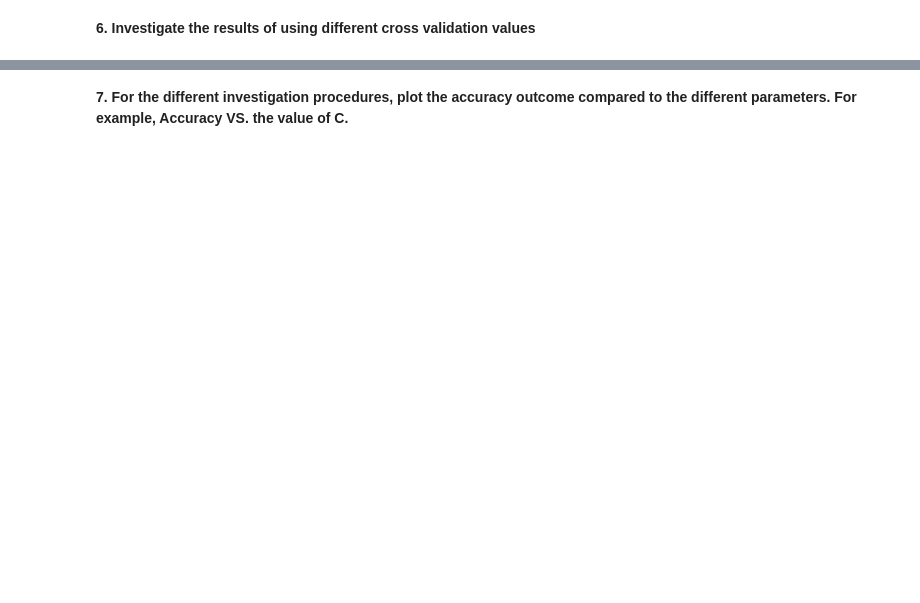
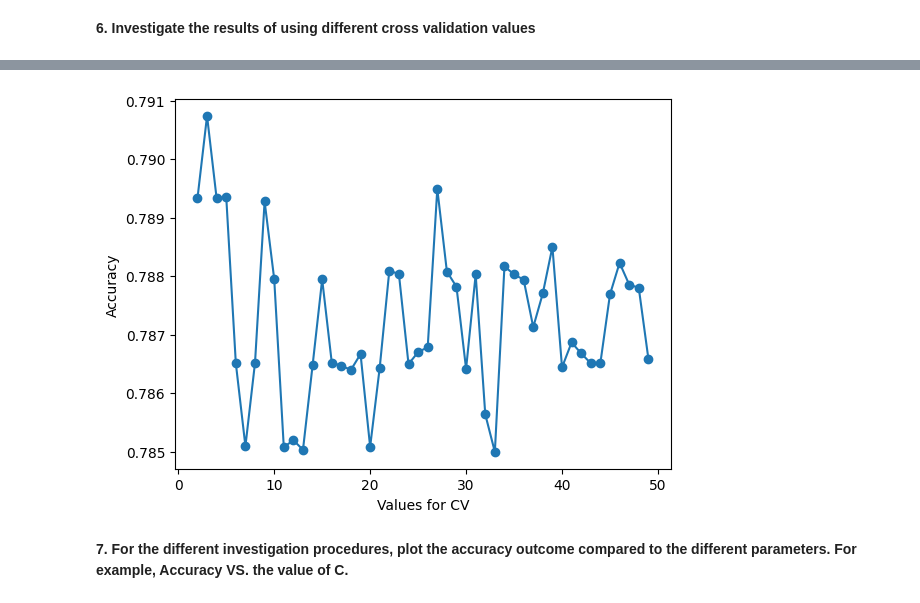
Before and after one commit to straylight77/data-sci-learning, a Jupyter notebook: dat203/lab5.ipynb, the cells around one changed output, grey strips where cells are left out. Saved outputs shown, nothing was run; the diff lists cells and outputs as text; code cells hidden in the pictures; blank space fills up the shorter version.

```diff
--- a/dat203/lab5.ipynb
+++ b/dat203/lab5.ipynb
@@ -139,2 +134,20 @@ gscv.best_params_
 # %% [markdown]
 **5. Investigate the difference between L1 and L2 for the outcome. Is there a difference?**
+# %%
+params = { "penalty": ["l1", "l2"] }
+
+gscv2 = GridSearchCV(
+    model,
+    params,
+    cv=5,
+    scoring='accuracy'
+)
+
+gscv2.fit(X_train, y_train)
+
+diff = gscv2.cv_results_['mean_test_score'][1] - gscv2.cv_results_['mean_test_score'][0]
+print("-----")
+print(f'Best parameters {gscv2.best_params_}')
+print(gscv2.cv_results_['mean_test_score'])
+print(f"Difference (L2-L1): {diff:.4f}")
+print("-----")
@@ -141,2 +160,8 @@ gscv.best_params_
 # %% [markdown]
 **6. Investigate the results of using different cross validation values**
+# %%
+params_cv = {
+          "C": [ gscv.best_params_['C'] ],
+    "penalty": [ gscv2.best_params_['penalty'] ]
+}
+params_cv
@@ -142,0 +170,16 @@ gscv.best_params_
+# %%
+%%time
+cv_range = range(2, 50, 1)
+results = []
+for i in cv_range:
+
+    gscv_cv = GridSearchCV(
+        model,
+        params_cv,
+        cv = i,
+        scoring = 'accuracy'
+    )
+
+    gscv_cv.fit(X_train, y_train)
+
+    results.append(gscv_cv.cv_results_['mean_test_score'][0])
@@ -143,3 +189,10 @@ gscv.best_params_
+# %%
+plt.plot(cv_range, results, "-o")
+plt.xlabel("Values for CV")
+plt.ylabel("Accuracy")
+plt.show()
+# %% [output]
+[figure, added]
 # %% [markdown]
 **7. For the different investigation procedures, plot the accuracy outcome compared to the different parameters. For example, Accuracy VS. the value of C.**
 # %%
```
Also changed, not shown: parts of 12 cells of this notebook.
